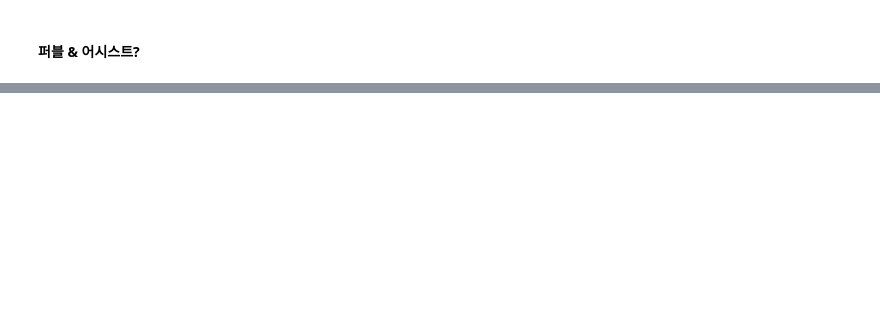
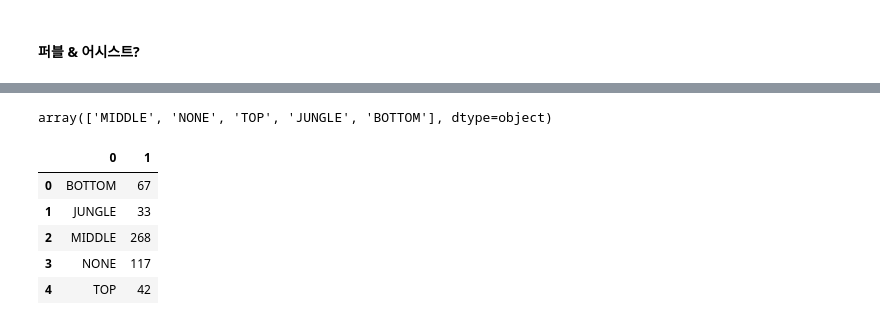
Before and after one commit to seunghunii/lol_analysis, a Jupyter notebook: 2.High tier league/hide on bush.ipynb, the cells around one changed output, grey strips where cells are left out. Saved outputs shown, nothing was run; the diff lists cells and outputs as text; code cells hidden in the pictures; blank space fills up the shorter version.

```diff
--- a/2.High tier league/hide on bush.ipynb
+++ b/2.High tier league/hide on bush.ipynb
@@ -87,3 +93,32 @@ for match_id in tqdm(match_ids):
+# %%
+match_hist = []
+i = 0
+for match_id in tqdm(match_ids):
+
+    try:
+        reqq = requests.get(match_hist_url.format(match_id,my_api_key),headers=match_hist_header).text
+
+        if reqq == '{"status":{"message":"Rate limit exceeded","status_code":429}}':
+            time.sleep(120)
+
+            reqq = requests.get(match_hist_url.format(match_id,my_api_key),headers=match_hist_header).text
+            write_json_file(reqq,match_id)
+
+        else:
+            write_json_file(reqq,match_id)
+
+    except:
+        time.sleep(30)
+        reqq = requests.get(match_hist_url.format(match_id,my_api_key),headers=match_hist_header).text
+
+        if reqq == '{"status":{"message":"Rate limit exceeded","status_code":429}}':
+            time.sleep(120)
+
+            reqq = requests.get(match_hist_url.format(match_id,my_api_key),headers=match_hist_header).text
+            write_json_file(reqq,match_id)
+
+        else:
+            write_json_file(reqq,match_id)
 # %% [markdown]
 ### Preprocessing
 # %% [markdown]
@@ -339,0 +353,13 @@ first_assist_win.groupby('matchId')
+# %%
+faker_df[faker_df['summonerName']=='Hide on bush']['lane'].unique()
+# %% [output]
+array(['MIDDLE', 'NONE', 'TOP', 'JUNGLE', 'BOTTOM'], dtype=object)
+# %%
+pd.DataFrame(np.unique(faker_df[faker_df['summonerName']=='Hide on bush']['lane'],return_counts=True)).T
+# %% [output]
+|  | 0 | 1 |
+| 0 | BOTTOM | 67 |
+| 1 | JUNGLE | 33 |
+| 2 | MIDDLE | 268 |
+| 3 | NONE | 117 |
+| 4 | TOP | 42 |
```
Also changed, not shown: parts of 22 cells of this notebook, 1 other file.
